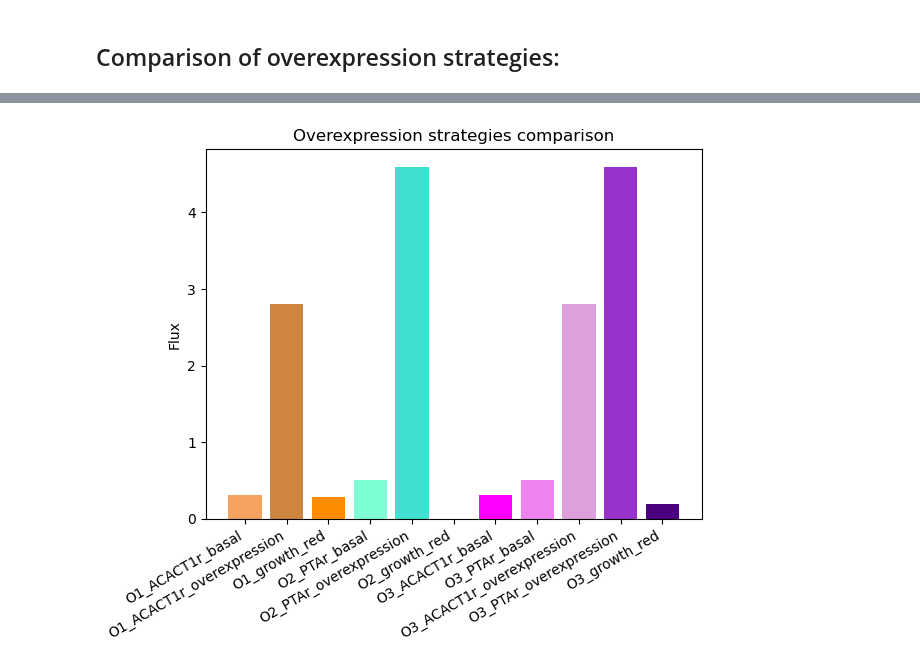
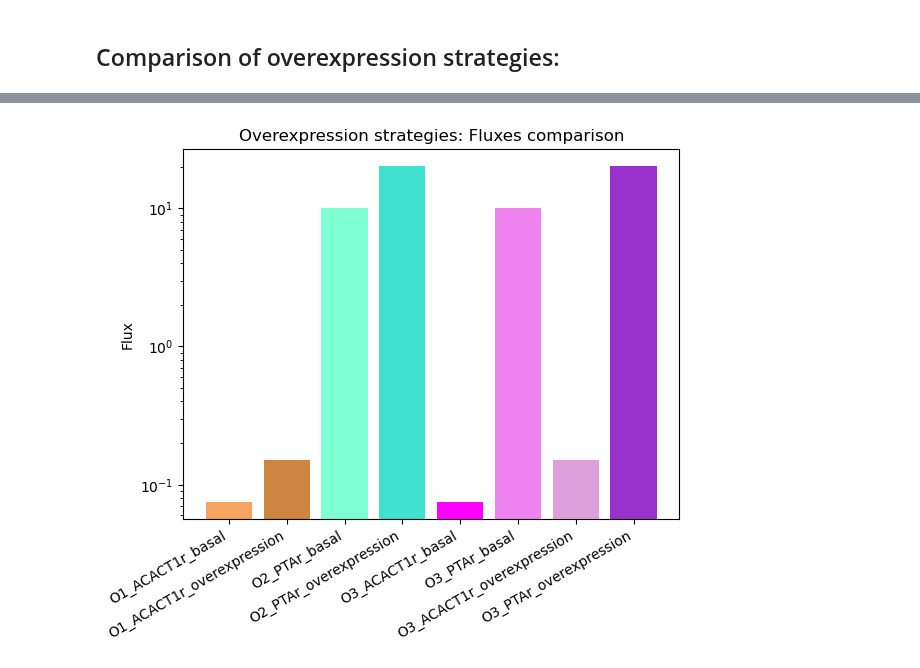
Before and after one commit to 27410/group-assingment-team-3, a Jupyter notebook: 03_Overexpression.ipynb, the cells around one changed output, grey strips where cells are left out. Cells and saved outputs as stored; diff of their text form; code cells hidden in the pictures.

```diff
--- a/03_Overexpression.ipynb
+++ b/03_Overexpression.ipynb
@@ -30,38 +30,45 @@ The turnover number for Enzyme 1 is significantly lower than the turnover number
 
 FROM A BIOLOGICAL POINT OF VIEW.
 # %%
-# Basal values:
-solution = model.optimize()
-growth = solution.objective_value
-aacoa_c_flux = solution.fluxes["ACACT1r"]
+with model:
+    # We change the media to acetate:
+    acetate_medium = model.medium
+    acetate_medium['EX_glc__D_e'] = 0
+    acetate_medium['EX_ac_e'] = 10
+    model.medium = acetate_medium
 
-# Now we play around:
-with model:
+    # Basal values:
+    solution = model.optimize()
+    growth = solution.objective_value
 
     # Set bounds of biomass inside with model, therefore can be changed for simulation
     model.reactions.BIOMASS_Ec_iML1515_core_75p37M.lower_bound = 0.78 * solution.objective_value
     model.reactions.BIOMASS_Ec_iML1515_core_75p37M.upper_bound = solution.objective_value    # Max value will always be the optimal value reachable
 
     # Let's retrieve the basal fluxes of this reactions
+    aacoa_c_flux = solution.fluxes["ACACT1r"]
     flux_summary1 = model.metabolites.aacoa_c.summary()
     print(f"Basal ACACT1r (aacoa_c) flux: {round(flux_summary1.to_frame().loc['ACACT1r', 'flux'],4)}")
     O1_ACACT1r_basal = round(flux_summary1.to_frame().loc['ACACT1r', 'flux'],4)    # storing info for later
 
+    # Let's evaluate growth reduciton vs overexpression factor:
     growth_reduction_values = []
     overexpression_factor_values = []
     for i in range(1, 10):
         model.reactions.ACACT1r.lower_bound = aacoa_c_flux * i
-        solution_overexpression = model.optimize()
-        growth_overexpression = solution_overexpression.objective_value
+        growth_overexpression = model.slim_optimize()
 
-        growth_reduction = growth - growth_overexpression
+        growth_reduction = (growth - growth_overexpression)/growth*100
+        if i == 2:
+            O1_growth_red = growth_reduction
 
         growth_reduction_values.append(growth_reduction)
         overexpression_factor_values.append(i)
 
+    # Output of 2-fold overexpression
     print(f"\nBasal growth: {round(growth,4)}")
-    print(f"Growth reduction: {round(growth_reduction,4)}")
-    O1_growth_red = round(growth_reduction,4)    # storing info for later
-    print(f"\nACACT1r (aacoa_c) flux overexpression: {round(flux_summary1.to_frame().loc['ACACT1r', 'flux'] * i,4)}")
-    O1_ACACT1r_overexpression = round(flux_summary1.to_frame().loc['ACACT1r', 'flux'] * i,4)    # storing info for later
+    print(f"Growth reduction: {round(O1_growth_red, 4)}")
+    O1_growth_red = round(O1_growth_red, 4)    # storing info for later
+    print(f"\nACACT1r (aacoa_c) flux overexpression: {round(flux_summary1.to_frame().loc['ACACT1r', 'flux'] * 2, 4)}")
+    O1_ACACT1r_overexpression = round(flux_summary1.to_frame().loc['ACACT1r', 'flux'] * 2, 4)    # storing info for later
 # %% [output]
@@ -206,15 +233,16 @@ Final growth is: 0.71
 # %%
-Overexpressions = ["O1_ACACT1r_basal", "O1_ACACT1r_overexpression", "O1_growth_red", "O2_PTAr_basal", "O2_PTAr_overexpression", "O2_growth_red", "O3_ACACT1r_basal", "O3_PTAr_basal", "O3_ACACT1r_overexpression", "O3_PTAr_overexpression", "O3_growth_red"]
-Yields = [O1_ACACT1r_basal, O1_ACACT1r_overexpression, O1_growth_red, O2_PTAr_basal, O2_PTAr_overexpression, O2_growth_red, O3_ACACT1r_basal, O3_PTAr_basal, O3_ACACT1r_overexpression, O3_PTAr_overexpression, O3_growth_red]
-colors = ('sandybrown','peru','darkorange', 'aquamarine','turquoise', 'lightseagreen', 'magenta', 'violet', 'plum', 'darkorchid', 'indigo')
+Overexpressions = ["O1_ACACT1r_basal", "O1_ACACT1r_overexpression", "O2_PTAr_basal", "O2_PTAr_overexpression", "O3_ACACT1r_basal", "O3_PTAr_basal", "O3_ACACT1r_overexpression", "O3_PTAr_overexpression"]
+Fluxes = [O1_ACACT1r_basal, O1_ACACT1r_overexpression, O2_PTAr_basal, O2_PTAr_overexpression, O3_ACACT1r_basal, O3_PTAr_basal, O3_ACACT1r_overexpression, O3_PTAr_overexpression]
+colors = ('sandybrown','peru','aquamarine','turquoise', 'magenta', 'violet', 'plum', 'darkorchid')
 
-plt.bar(Overexpressions, Yields, color=colors)
+plt.bar(Overexpressions, Fluxes, color=colors)
+plt.yscale('log')
 
 plt.ylabel('Flux')
-plt.title('Overexpression strategies comparison')
+plt.title('Overexpression strategies: Fluxes comparison')
 x_positions = range(len(Overexpressions))
 plt.xticks(x_positions, Overexpressions, rotation=30, ha='right')
 
 plt.show()
 # %% [output]
-[figure, old version]
+[figure, new version]
```
Also changed, not shown: parts of 9 cells of this notebook, 1 other file.
